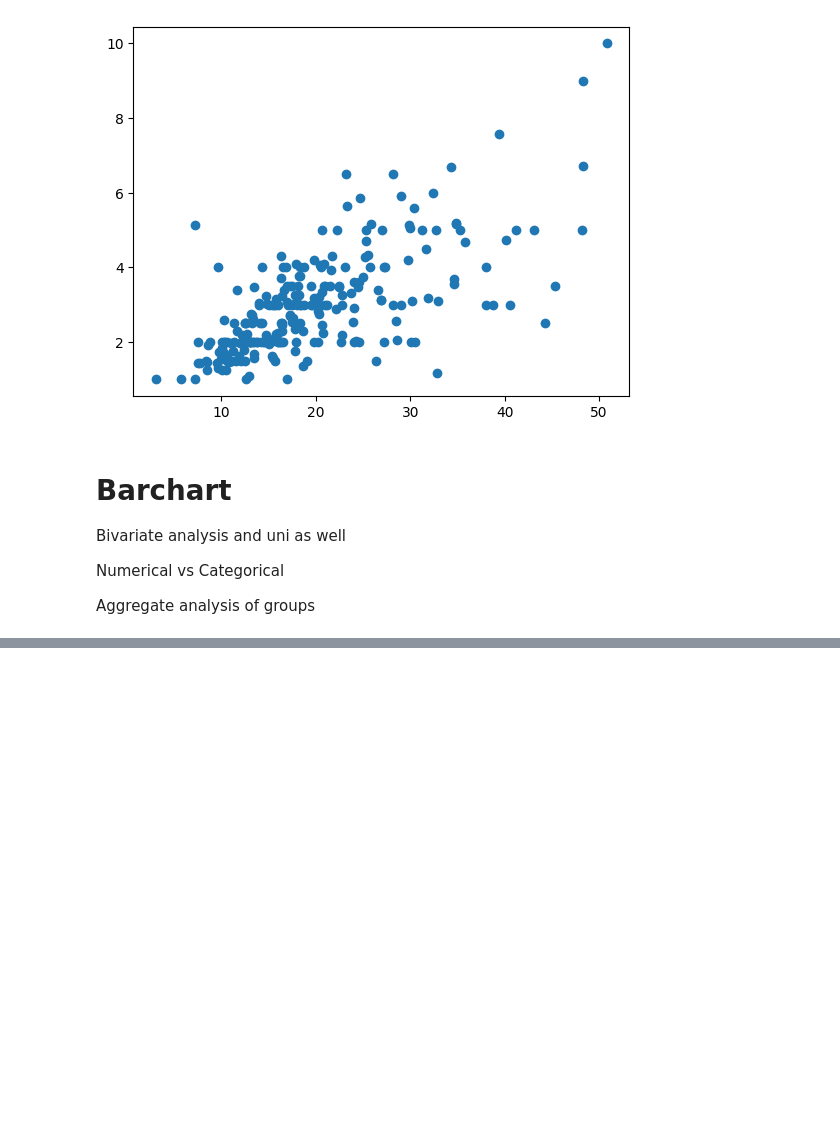
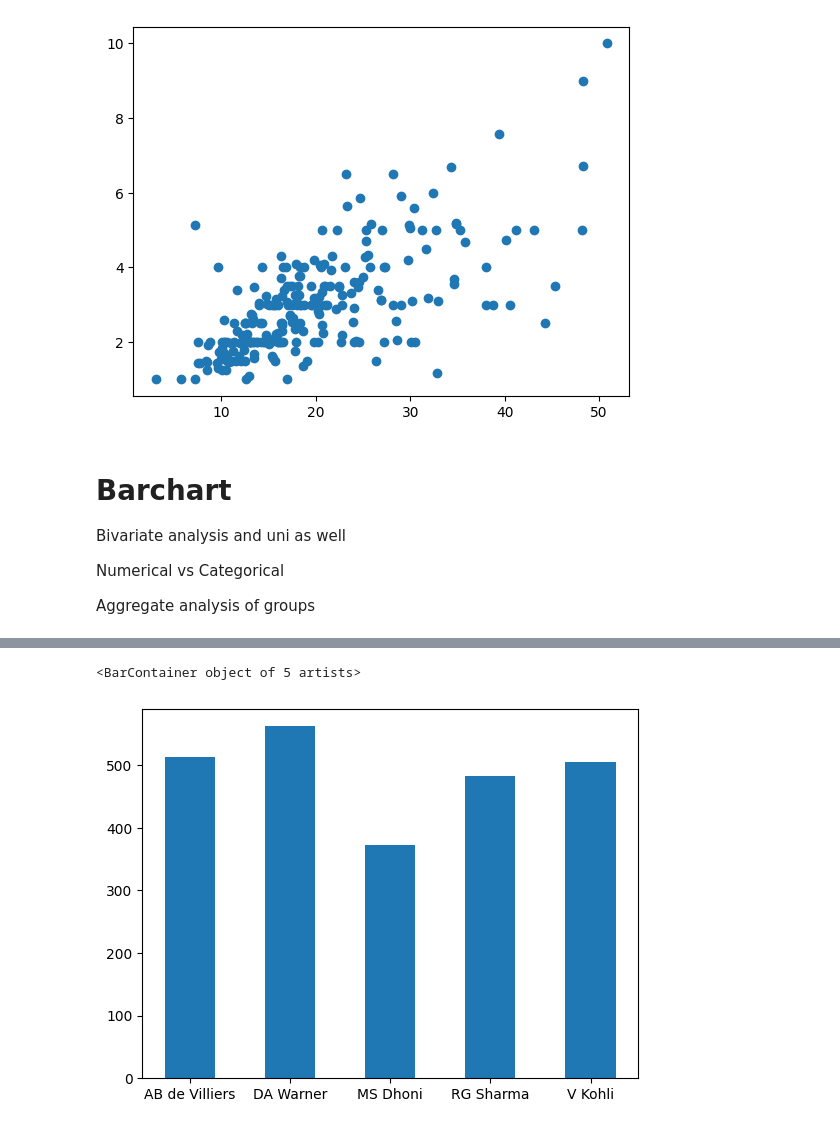
Before and after one commit to meetsudra11/python_sql, a Jupyter notebook: Matplotlib/Matplotlib.ipynb, the cells around one changed output, grey strips where cells are left out. Cells and saved outputs as stored; diff of their text form; code cells hidden in the pictures; blank space fills up the shorter version.

```diff
--- a/Matplotlib/Matplotlib.ipynb
+++ b/Matplotlib/Matplotlib.ipynb
@@ -204,0 +219,3 @@ Aggregate analysis of groups
+# %%
+batsman = pd.read_csv('batsman_season_record.csv')
+batsman
@@ -204,0 +229,5 @@ Aggregate analysis of groups
+# %%
+plt.bar(batsman['batsman'],batsman['2015'],width=0.5)
+# %% [output]
+<BarContainer object of 5 artists>
+[figure, added]
```
Also changed, not shown: parts of 30 cells of this notebook, 1 other file.
